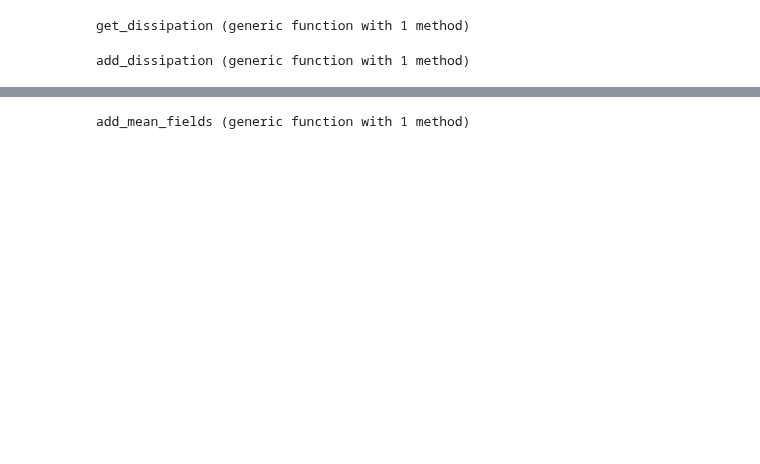
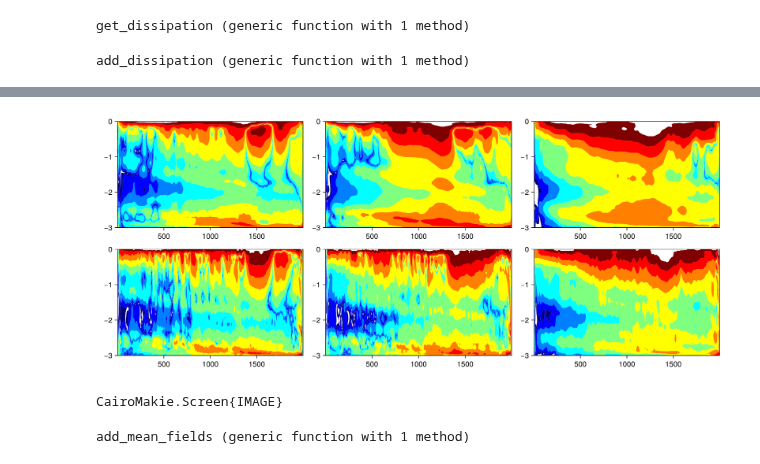
Before and after one commit to simone-silvestri/TimestepperTestCases.jl, a Jupyter notebook: Results_channel.ipynb, the cells around one changed output, grey strips where cells are left out. Drawn from its saved outputs; the diff is of its cells as text; code cells hidden in the pictures; blank space fills up the shorter version.

```diff
--- a/Results_channel.ipynb
+++ b/Results_channel.ipynb
@@ -223,4 +219,39 @@ display(current_figure())
 CairoMakie.Screen{IMAGE}
+# %%
+yC = al.Abx.grid.yᵃᶜᵃ[1:400] ./ 1000
+
+fig = Figure(size = (1200, 500))
+ax1 = Axis(fig[1, 1])
+ax2 = Axis(fig[1, 2])
+ax3 = Axis(fig[1, 3])
+ax4 = Axis(fig[2, 1])
+ax5 = Axis(fig[2, 2])
+ax6 = Axis(fig[2, 3])
+lvx = range(-10, -5, length=10)
+hm1 = contourf!(ax1, yC, zC, log10.(abs.(interior(mean(rl.Abx[end], dims=1), 1, :, :))), levels=lvx, colormap=:jet)
+hm2 = contourf!(ax2, yC, zC, log10.(abs.(interior(mean(al.Abx[end], dims=1), 1, :, :))), levels=lvx, colormap=:jet)
+hm3 = contourf!(ax3, yC, zC, log10.(abs.(interior(mean(r3.Abx[end], dims=1), 1, :, :))), levels=lvx, colormap=:jet)
+# lvx = range(-2.3e-5, 4.3e-6, length=12)
+hm1 = contourf!(ax4, yC, zC, log10.(abs.(interior(mean(rl.Aby[end], dims=1), 1, 1:400, :))), levels=lvx, colormap=:jet)
+hm2 = contourf!(ax5, yC, zC, log10.(abs.(interior(mean(al.Aby[end], dims=1), 1, 1:400, :))), levels=lvx, colormap=:jet)
+hm3 = contourf!(ax6, yC, zC, log10.(abs.(interior(mean(r3.Aby[end], dims=1), 1, 1:400, :))), levels=lvx, colormap=:jet)
+ylims!(ax1, -3, 0)
+xlims!(ax1, yC[1], yC[end])
+ylims!(ax2, -3, 0)
+xlims!(ax2, yC[1], yC[end])
+ylims!(ax3, -3, 0)
+xlims!(ax3, yC[1], yC[end])
+ylims!(ax4, -3, 0)
+xlims!(ax4, yC[1], yC[end])
+ylims!(ax5, -3, 0)
+xlims!(ax5, yC[1], yC[end])
+ylims!(ax6, -3, 0)
+xlims!(ax6, yC[1], yC[end])
+
+display(fig)
+# %% [output]
+[figure, added]
+CairoMakie.Screen{IMAGE}
 # %%
 function add_mean_fields(case, filename)
     b = FieldTimeSeries(filename, "b")
```
Also changed, not shown: parts of 8 cells of this notebook, 15 other files.
